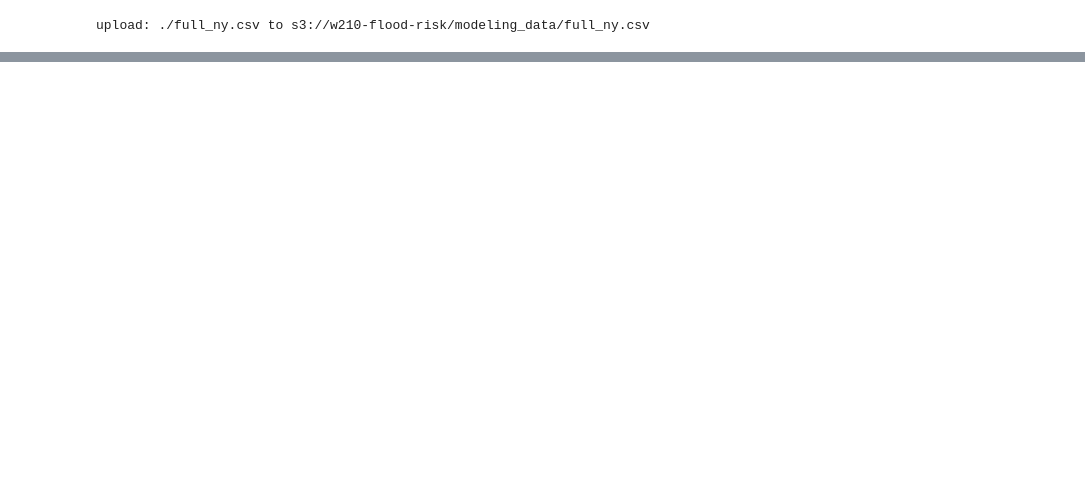
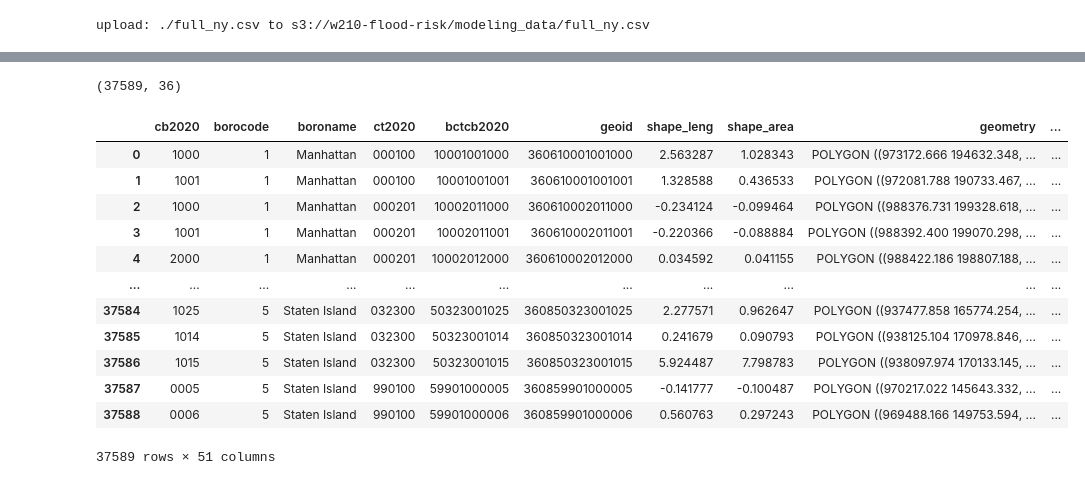
Before and after one commit to courtney-smith-97/flood-risk, a Jupyter notebook: data/data_transformation/full_modeling_dataset.ipynb, the cells around one changed output, grey strips where cells are left out. Cells and saved outputs as stored; diff of their text form; code cells hidden in the pictures; blank space fills up the shorter version.

Commit message:
add var feat, standardize, move rasters

```diff
--- a/data/data_transformation/full_modeling_dataset.ipynb
+++ b/data/data_transformation/full_modeling_dataset.ipynb
@@ -365,0 +319,6 @@ upload: ./full_ny.csv to s3://w210-flood-risk/modeling_data/full_ny.csv
+# %%
+ny['elev_mean_diff'] = ny['elev_mean'] - ny['elev_mean_ct']
+# %%
+scale_cols = [col for col in ny.columns if ny[col].dtype not in ['object','Polygon','geometry'] and '_ind' not in col]
+print(len(scale_cols))
+scale_cols
@@ -365,0 +344,24 @@ upload: ./full_ny.csv to s3://w210-flood-risk/modeling_data/full_ny.csv
+# %%
+scaler = StandardScaler()
+ny_scale = scaler.fit_transform(ny[scale_cols])
+ny_scale.shape
+# %% [output]
+(37589, 36)
+# %%
+ny[scale_cols] = ny_scale
+# %%
+ny
+# %% [output]
+|  | cb2020 | borocode | boroname | ct2020 | bctcb2020 | geoid | shape_leng | shape_area | geometry | ... |
+| 0 | 1000 | 1 | Manhattan | 000100 | 10001001000 | 360610001001000 | 2.563287 | 1.028343 | POLYGON ((973172.666 194632.348, ... | ... |
+| 1 | 1001 | 1 | Manhattan | 000100 | 10001001001 | 360610001001001 | 1.328588 | 0.436533 | POLYGON ((972081.788 190733.467, ... | ... |
+| 2 | 1000 | 1 | Manhattan | 000201 | 10002011000 | 360610002011000 | -0.234124 | -0.099464 | POLYGON ((988376.731 199328.618, ... | ... |
+| 3 | 1001 | 1 | Manhattan | 000201 | 10002011001 | 360610002011001 | -0.220366 | -0.088884 | POLYGON ((988392.400 199070.298, ... | ... |
+| 4 | 2000 | 1 | Manhattan | 000201 | 10002012000 | 360610002012000 | 0.034592 | 0.041155 | POLYGON ((988422.186 198807.188, ... | ... |
+| ... | ... | ... | ... | ... | ... | ... | ... | ... | ... | ... |
+| 37584 | 1025 | 5 | Staten Island | 032300 | 50323001025 | 360850323001025 | 2.277571 | 0.962647 | POLYGON ((937477.858 165774.254, ... | ... |
+| 37585 | 1014 | 5 | Staten Island | 032300 | 50323001014 | 360850323001014 | 0.241679 | 0.090793 | POLYGON ((938125.104 170978.846, ... | ... |
+| 37586 | 1015 | 5 | Staten Island | 032300 | 50323001015 | 360850323001015 | 5.924487 | 7.798783 | POLYGON ((938097.974 170133.145, ... | ... |
+| 37587 | 0005 | 5 | Staten Island | 990100 | 59901000005 | 360859901000005 | -0.141777 | -0.100487 | POLYGON ((970217.022 145643.332, ... | ... |
+| 37588 | 0006 | 5 | Staten Island | 990100 | 59901000006 | 360859901000006 | 0.560763 | 0.297243 | POLYGON ((969488.166 149753.594, ... | ... |
+37589 rows × 51 columns
```
Also changed, not shown: parts of 22 cells of this notebook.
